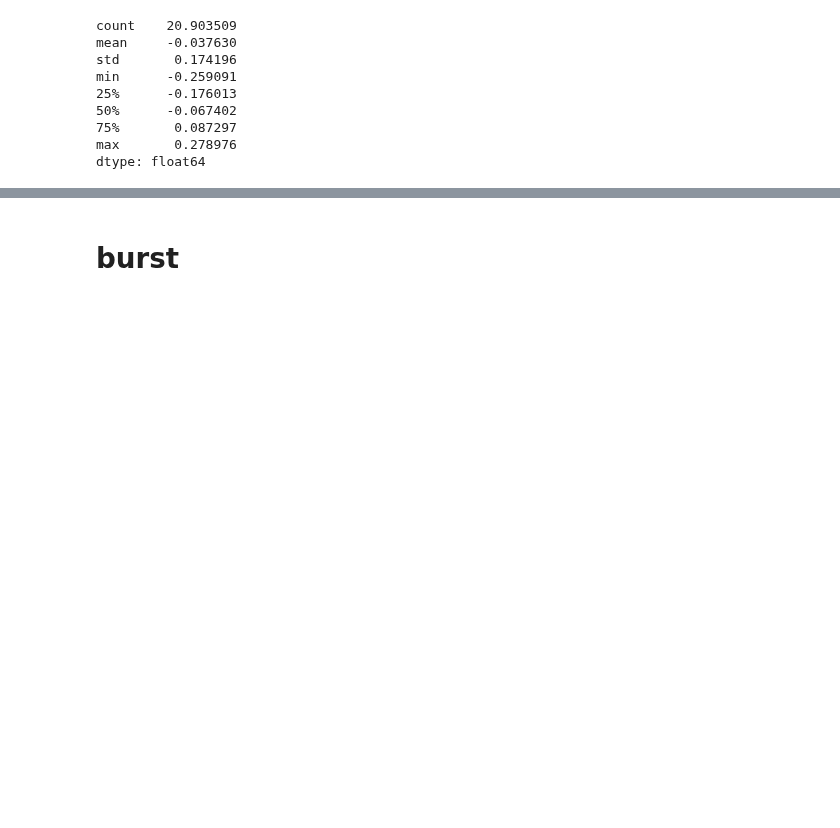
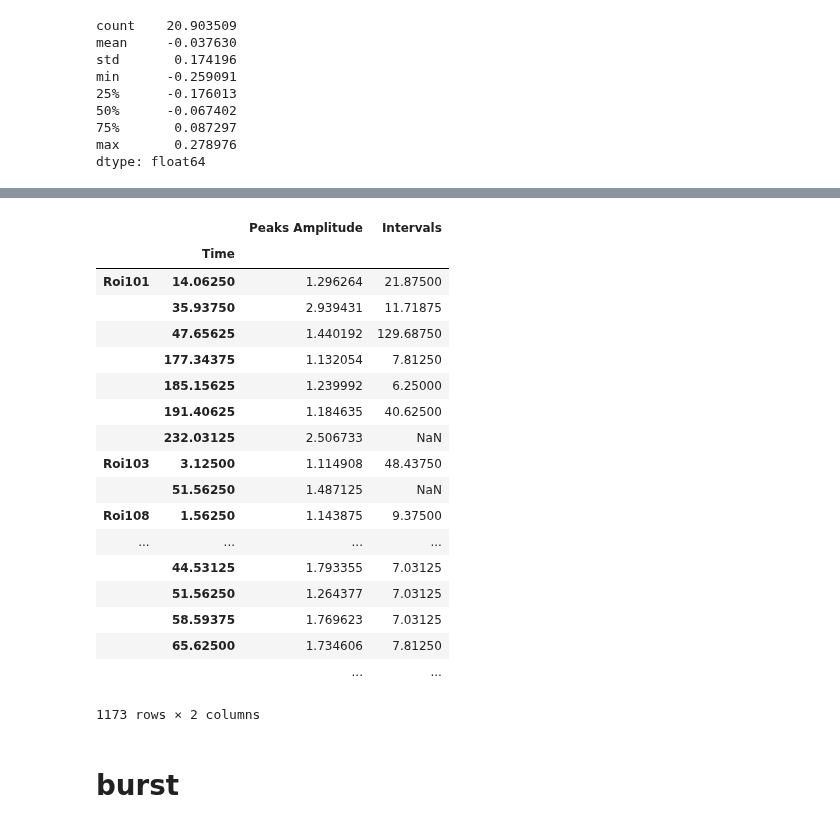
Before and after one commit to aedobyns/lab, a Jupyter notebook: RAIN.ipynb, the cells around one changed output, grey strips where cells are left out. Cells and saved outputs as stored; diff of their text form; code cells hidden in the pictures; blank space fills up the shorter version.

```diff
--- a/RAIN.ipynb
+++ b/RAIN.ipynb
@@ -1714,0 +1732,23 @@ dtype: float64
+# %%
+master_peaks = pd.concat(Results['Peaks'])
+master_peaks
+# %% [output]
+|  |  | Peaks Amplitude | Intervals |
+|  | Time |  |  |
+| Roi101 | 14.06250 | 1.296264 | 21.87500 |
+|  | 35.93750 | 2.939431 | 11.71875 |
+|  | 47.65625 | 1.440192 | 129.68750 |
+|  | 177.34375 | 1.132054 | 7.81250 |
+|  | 185.15625 | 1.239992 | 6.25000 |
+|  | 191.40625 | 1.184635 | 40.62500 |
+|  | 232.03125 | 2.506733 | NaN |
+| Roi103 | 3.12500 | 1.114908 | 48.43750 |
+|  | 51.56250 | 1.487125 | NaN |
+| Roi108 | 1.56250 | 1.143875 | 9.37500 |
+| ... | ... | ... | ... |
+|  | 44.53125 | 1.793355 | 7.03125 |
+|  | 51.56250 | 1.264377 | 7.03125 |
+|  | 58.59375 | 1.769623 | 7.03125 |
+|  | 65.62500 | 1.734606 | 7.81250 |
+|  |  | ... | ... |
+1173 rows × 2 columns
```
Also changed, not shown: parts of 13 cells of this notebook.
